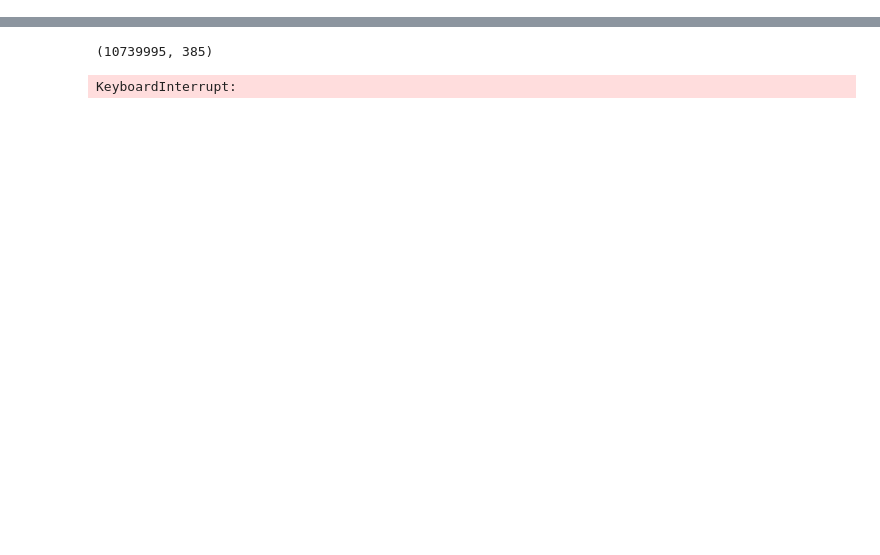
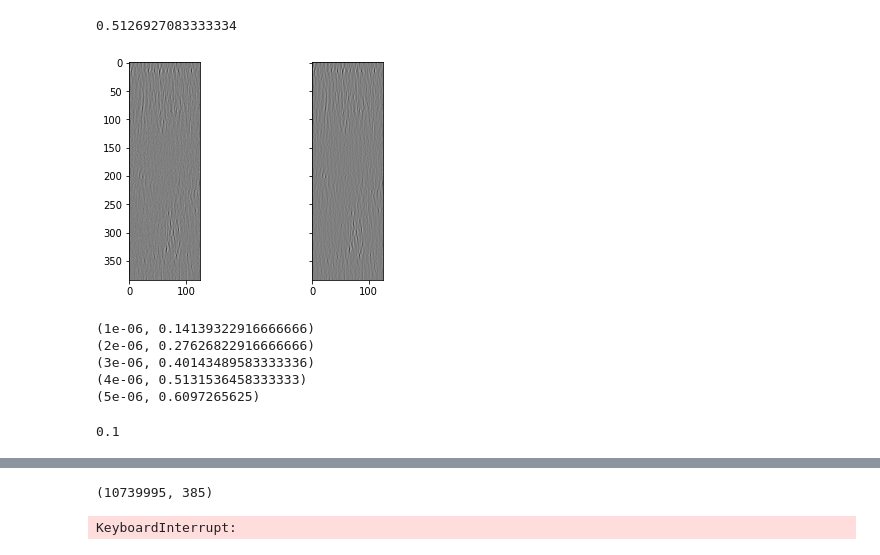
Before and after one commit to int-brain-lab/ibl-viz, a Jupyter notebook: heer/test.ipynb, the cells around one changed output, grey strips where cells are left out. Cells and saved outputs as stored; diff of their text form; code cells hidden in the pictures; blank space fills up the shorter version.

```diff
--- a/heer/test.ipynb
+++ b/heer/test.ipynb
@@ -32,0 +34,5 @@ c:\Users\Dan\.conda\envs\iblenv\lib\site-packages\numpy\.libs\libopenblas.GK7GX5
+# %%
+# examine raw data
+
+raw = sr[150000:151000, :-sr.nsync].T
+raw = destripe(raw, fs=sr.fs)
@@ -32,0 +41,35 @@ c:\Users\Dan\.conda\envs\iblenv\lib\site-packages\numpy\.libs\libopenblas.GK7GX5
+# %%
+clipped = np.array(raw.copy())
+clip_max = 4e-6
+clipped[np.bitwise_and(clipped > -clip_max, clipped < 0)] = 0
+clipped[np.bitwise_and(clipped < clip_max,clipped > 0)] = 0
+
+range = 5e-5
+f, (ax1, ax2) = plt.subplots(1, 2, sharey=True)
+ax1.imshow(clipped[:,0:125],cmap='gray', vmin=-range, vmax=range)
+ax2.imshow(raw[:,0:125],cmap='gray', vmin=-range, vmax=range)
+
+print(np.sum(clipped.flatten()==0) / len(clipped.flatten()))
+# %% [output]
+0.5126927083333334
+[figure, added]
+# %%
+min_vals = [1e-6, 2e-6, 3e-6, 4e-6, 5e-6]
+
+for val in min_vals:
+  clipped = np.array(raw.copy())
+  clipped[np.bitwise_and(clipped > -val, clipped < val)] = 0
+  clipped[clipped < -5e-5] = 0
+  clipped[clipped > 5e-5] = 0
+  perc = np.sum(clipped.flatten()==0) / len(clipped.flatten())
+  print((val, perc))
+# %% [output]
+(1e-06, 0.14139322916666666)
+(2e-06, 0.27626822916666666)
+(3e-06, 0.40143489583333336)
+(4e-06, 0.5131536458333333)
+(5e-06, 0.6097265625)
+# %%
+print(1e-1)
+# %% [output]
+0.1
```
Also changed, not shown: parts of 6 cells of this notebook, 1 other file.
